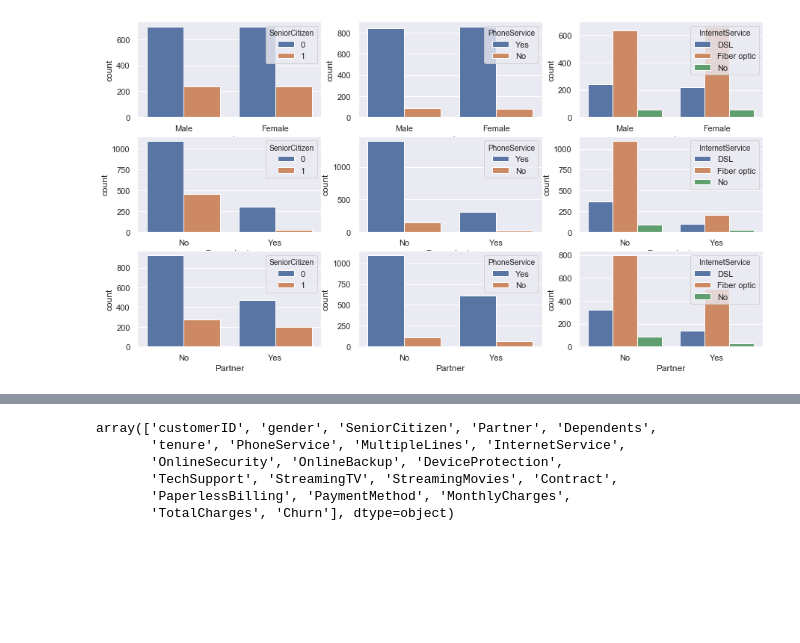
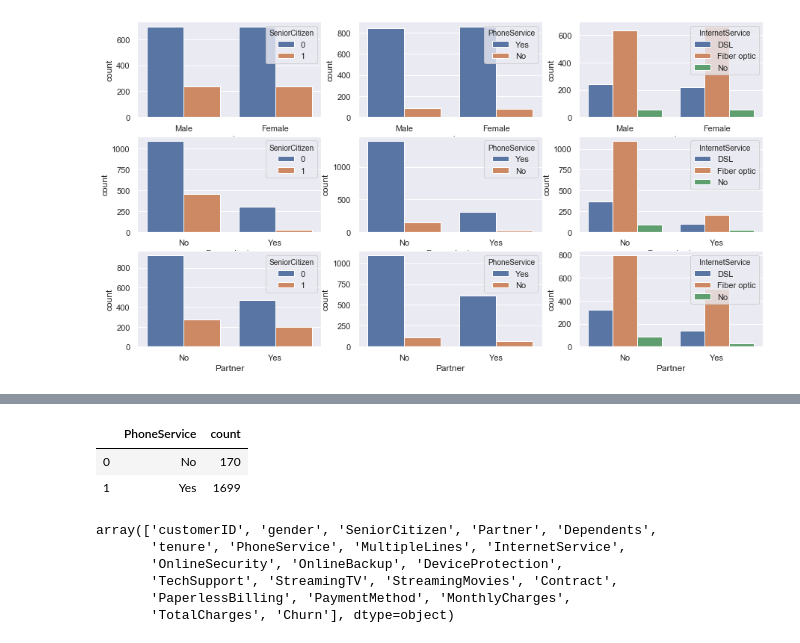
Before and after one commit to Scheitzer/Scheitzer-project-of-churn, a Jupyter notebook: BI project Scheitzer.ipynb, the cells around one changed output, grey strips where cells are left out. Cells and saved outputs as stored; diff of their text form; code cells hidden in the pictures; blank space fills up the shorter version.

```diff
--- a/BI project Scheitzer.ipynb
+++ b/BI project Scheitzer.ipynb
@@ -338,3 +367,10 @@ ax9 = sns.countplot(x='Partner', hue='InternetService', data=df_churned, ax=axes
+# %%
+## comparison of churned by PhoneService
+df_churned[['PhoneService']].groupby(['PhoneService']).size().to_frame().rename(columns={0:'count'}).reset_index()
+# %% [output]
+|  | PhoneService | count |
+| 0 | No | 170 |
+| 1 | Yes | 1699 |
 # %%
 ## Number of columns of type object
 col=telco_churn.columns[telco_churn.columns.dtype == 'object']
```
Also changed, not shown: parts of 8 cells of this notebook.
